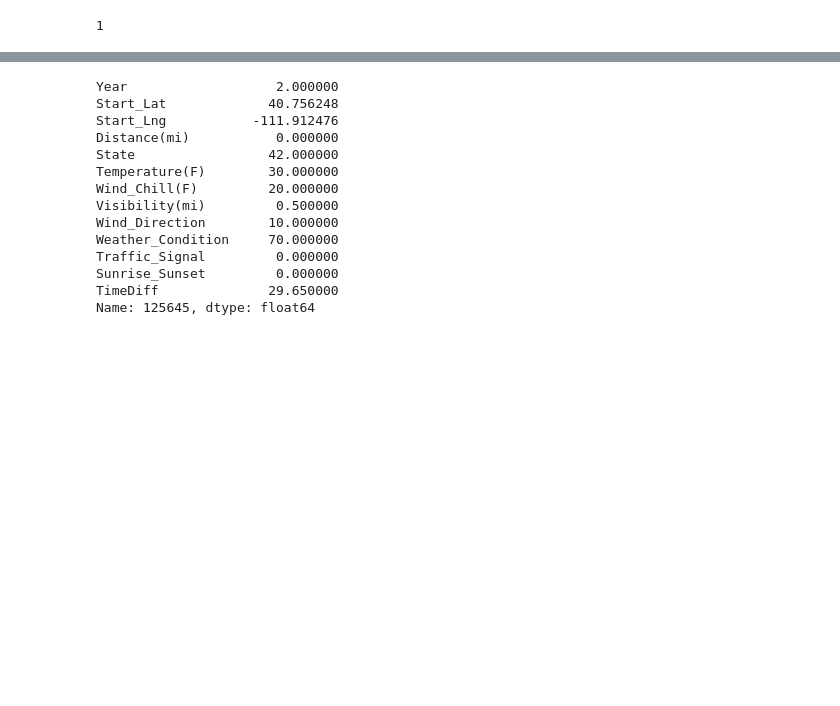
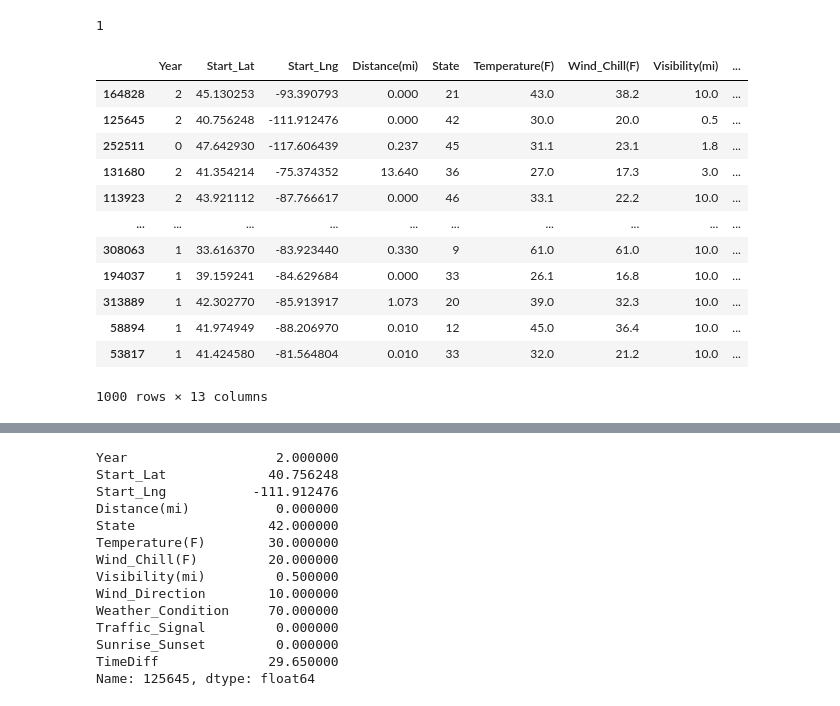
Before and after one commit to DeepanshuDabas03/Severity_Index, a Jupyter notebook: Models/NBC.ipynb, the cells around one changed output, grey strips where cells are left out. Drawn from its saved outputs; the diff is of its cells as text; code cells hidden in the pictures; blank space fills up the shorter version.

```diff
--- a/Models/NBC.ipynb
+++ b/Models/NBC.ipynb
@@ -344,6 +389,22 @@ Accuracy 0   201142
 y_train[0]
 # %% [output]
 1
+# %%
+X_train.head(1000)
+# %% [output]
+|  | Year | Start_Lat | Start_Lng | Distance(mi) | State | Temperature(F) | Wind_Chill(F) | Visibility(mi) | ... |
+| 164828 | 2 | 45.130253 | -93.390793 | 0.000 | 21 | 43.0 | 38.2 | 10.0 | ... |
+| 125645 | 2 | 40.756248 | -111.912476 | 0.000 | 42 | 30.0 | 20.0 | 0.5 | ... |
+| 252511 | 0 | 47.642930 | -117.606439 | 0.237 | 45 | 31.1 | 23.1 | 1.8 | ... |
+| 131680 | 2 | 41.354214 | -75.374352 | 13.640 | 36 | 27.0 | 17.3 | 3.0 | ... |
+| 113923 | 2 | 43.921112 | -87.766617 | 0.000 | 46 | 33.1 | 22.2 | 10.0 | ... |
+| ... | ... | ... | ... | ... | ... | ... | ... | ... | ... |
+| 308063 | 1 | 33.616370 | -83.923440 | 0.330 | 9 | 61.0 | 61.0 | 10.0 | ... |
+| 194037 | 1 | 39.159241 | -84.629684 | 0.000 | 33 | 26.1 | 16.8 | 10.0 | ... |
+| 313889 | 1 | 42.302770 | -85.913917 | 1.073 | 20 | 39.0 | 32.3 | 10.0 | ... |
+| 58894 | 1 | 41.974949 | -88.206970 | 0.010 | 12 | 45.0 | 36.4 | 10.0 | ... |
+| 53817 | 1 | 41.424580 | -81.564804 | 0.010 | 33 | 32.0 | 21.2 | 10.0 | ... |
+1000 rows × 13 columns
 # %%
 o.predict(X_train,1)
 # %% [output]
```
Also changed, not shown: parts of 11 cells of this notebook.
